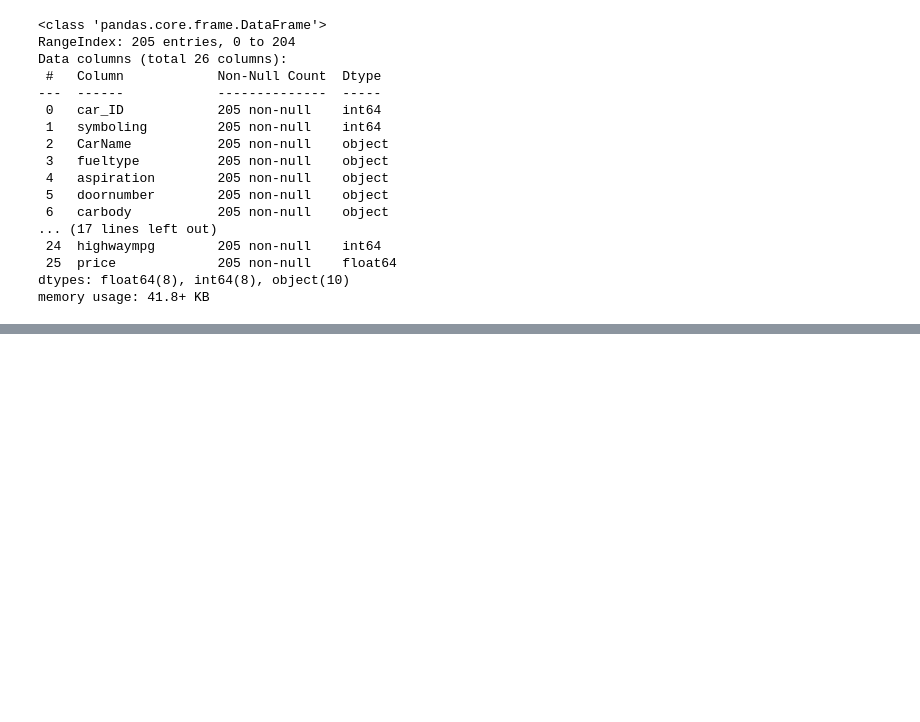
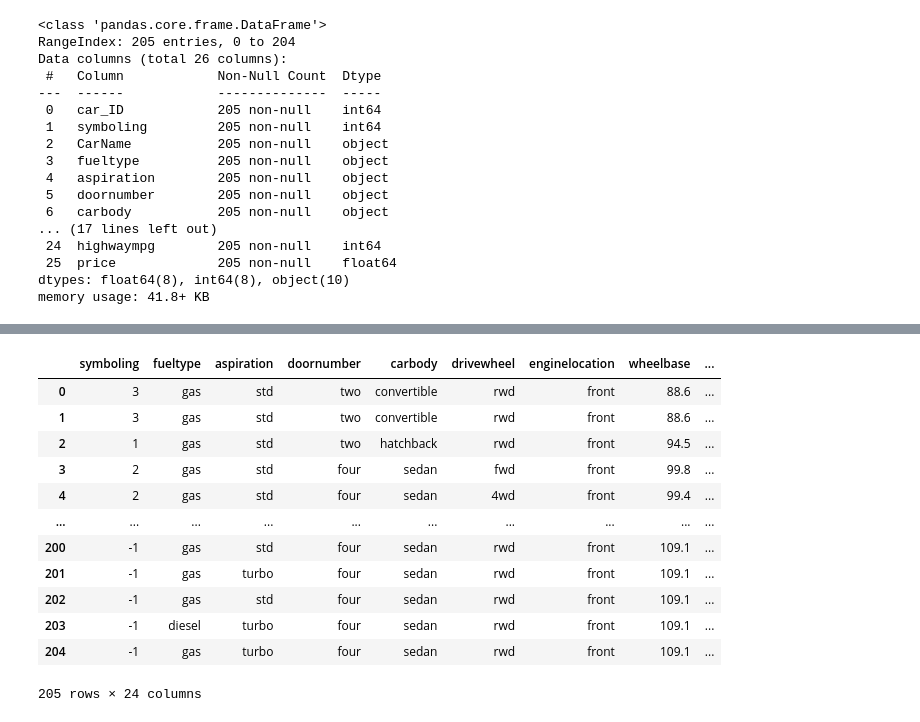
Before and after one commit to nicolasf96/car-price-prediction, a Jupyter notebook: car-price.ipynb, the cells around one changed output, grey strips where cells are left out. Cells and saved outputs as stored; diff of their text form; code cells hidden in the pictures; blank space fills up the shorter version.

```diff
--- a/car-price.ipynb
+++ b/car-price.ipynb
@@ -61,0 +179,16 @@ memory usage: 41.8+ KB
+# %%
+df.drop(columns=['CarName', 'car_ID'], inplace=True)
+# %% [output]
+|  | symboling | fueltype | aspiration | doornumber | carbody | drivewheel | enginelocation | wheelbase | ... |
+| 0 | 3 | gas | std | two | convertible | rwd | front | 88.6 | ... |
+| 1 | 3 | gas | std | two | convertible | rwd | front | 88.6 | ... |
+| 2 | 1 | gas | std | two | hatchback | rwd | front | 94.5 | ... |
+| 3 | 2 | gas | std | four | sedan | fwd | front | 99.8 | ... |
+| 4 | 2 | gas | std | four | sedan | 4wd | front | 99.4 | ... |
+| ... | ... | ... | ... | ... | ... | ... | ... | ... | ... |
+| 200 | -1 | gas | std | four | sedan | rwd | front | 109.1 | ... |
+| 201 | -1 | gas | turbo | four | sedan | rwd | front | 109.1 | ... |
+| 202 | -1 | gas | std | four | sedan | rwd | front | 109.1 | ... |
+| 203 | -1 | diesel | turbo | four | sedan | rwd | front | 109.1 | ... |
+| 204 | -1 | gas | turbo | four | sedan | rwd | front | 109.1 | ... |
+205 rows × 24 columns
```
Also changed, not shown: parts of 19 cells of this notebook.
